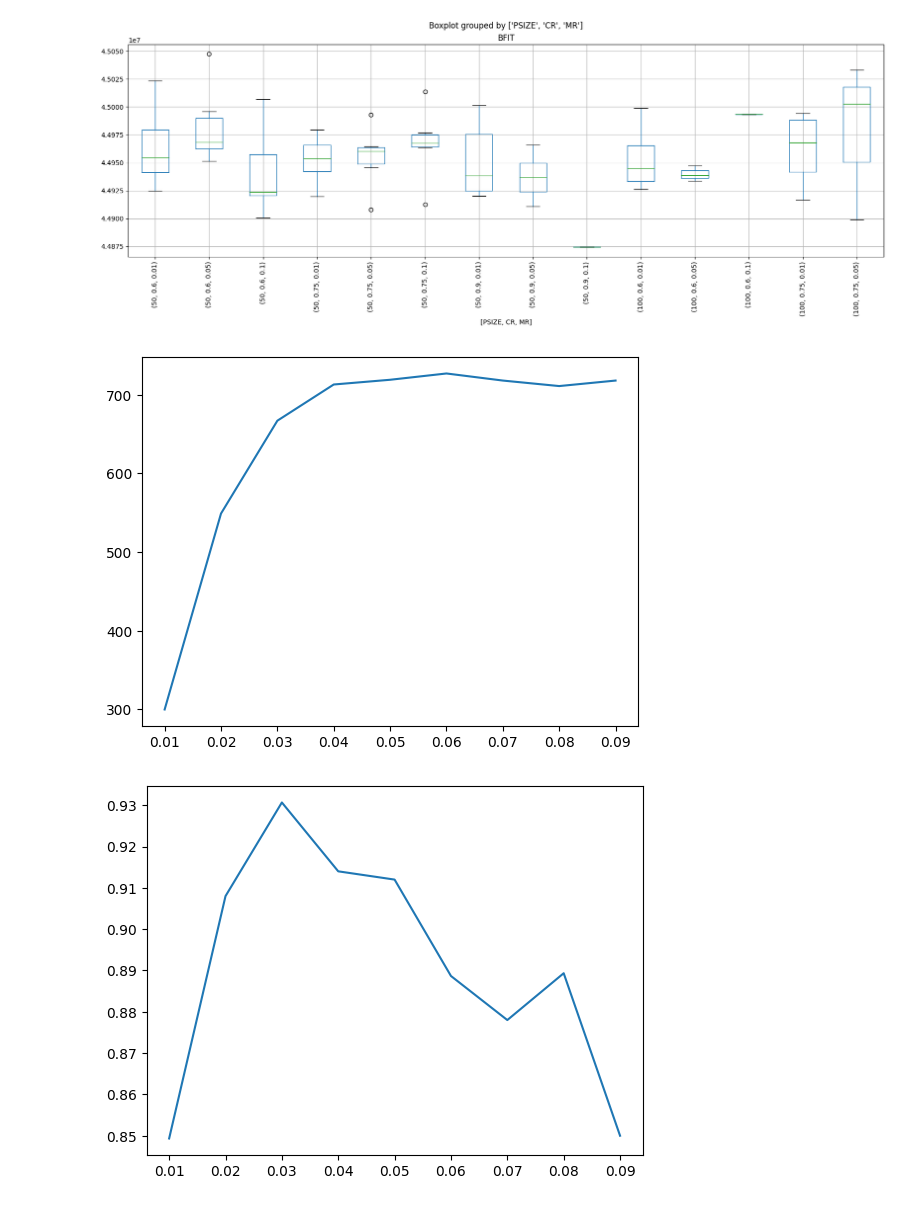
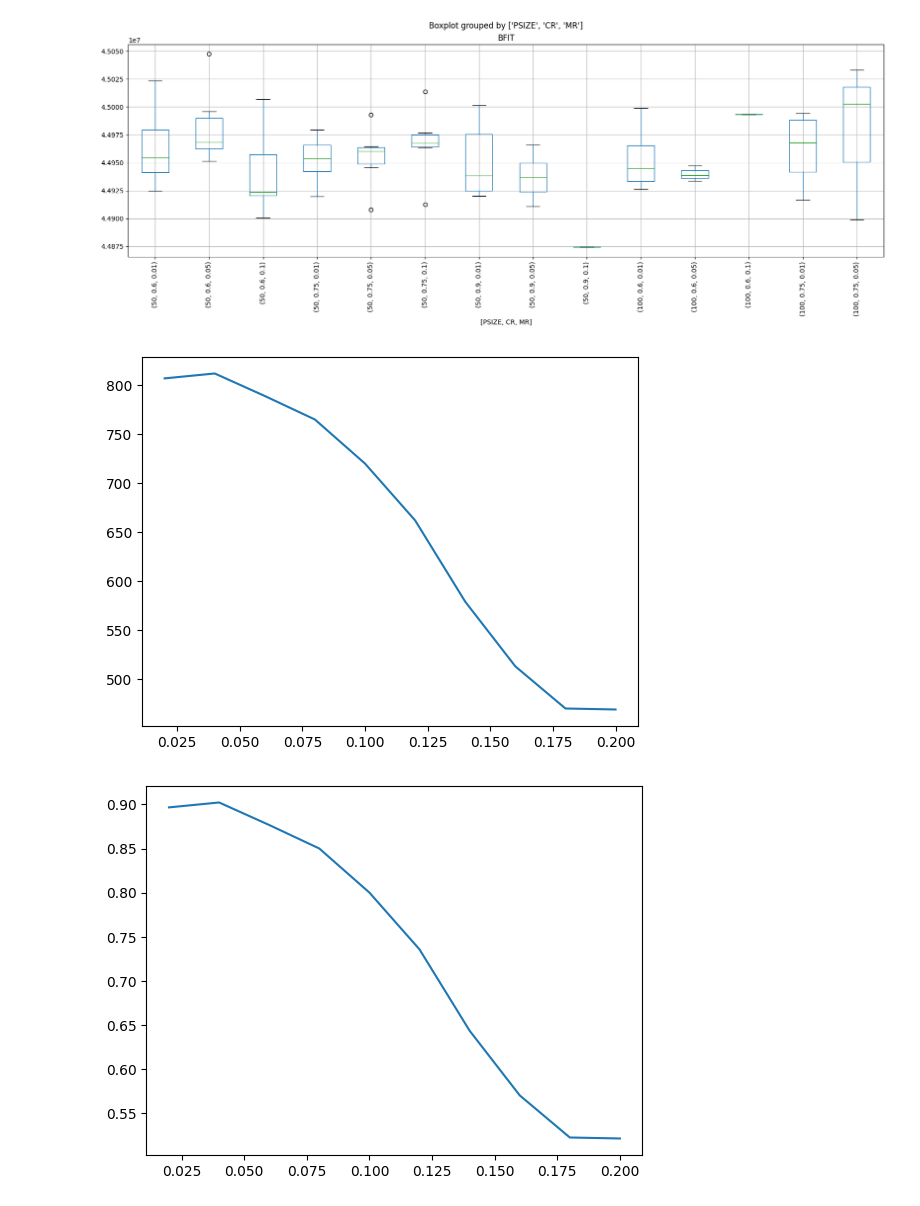
Before and after one commit to pnovoa/eapractci, a Jupyter notebook: report.ipynb, the cells around one changed output. Drawn from its saved outputs; the diff is of its cells as text; code cells hidden in the pictures.

```diff
--- a/report.ipynb
+++ b/report.ipynb
@@ -70,46 +70,46 @@ import matplotlib.pyplot as plt
 qaprob = QAProblem.build_from_file("tai256c.dat")
 
 
-npar = 50
+npar = 30
 nchilds = 30
-perc_list = np.arange(0.00, 0.1, 0.01)[1:]
+perc_list = np.arange(0.00, 0.21, 0.02)[1:]
 results = np.zeros((len(perc_list), 4))
 
 iterv = 0
 for per in perc_list:
-    np.random.seed(456342)
+    np.random.seed(98796)
     times_better = 0
     globalbest_fit = np.Inf
     for i in range(npar):
         parsol = np.random.permutation(qaprob.n)
         parfit = qaprob(parsol)
         bestsol = parsol.copy()
         bestfit = parfit
         for j in range(nchilds):
             newsol = go.max_flow_min_dist(bestsol, qaprob, rep_perc=per)
             newfit = qaprob(newsol)
             if newfit < parfit:
                 times_better += 1
 
             if newfit < bestfit:
                 bestsol = newsol.copy()
                 bestfit = newfit
 
         if bestfit < globalbest_fit:
             globalbest_fit = bestfit
 
     results[iterv, :] = np.array([per, times_better, times_better/(npar*nchilds), globalbest_fit])
     iterv += 1
 
 plt.plot(results[:,0], results[:,1])
 plt.show()
 # %% [output]
-[figure, old version]
+[figure, new version]
 # %%
 plt.plot(results[:,0], results[:,2])
 plt.show()
 # %% [output]
-[figure, old version]
+[figure, new version]
 # %%
 plt.plot([str(r) for r in results[:,0]], results[:,3])
 plt.show()
```
Also changed, not shown: parts of 2 cells of this notebook, 2 other files.
